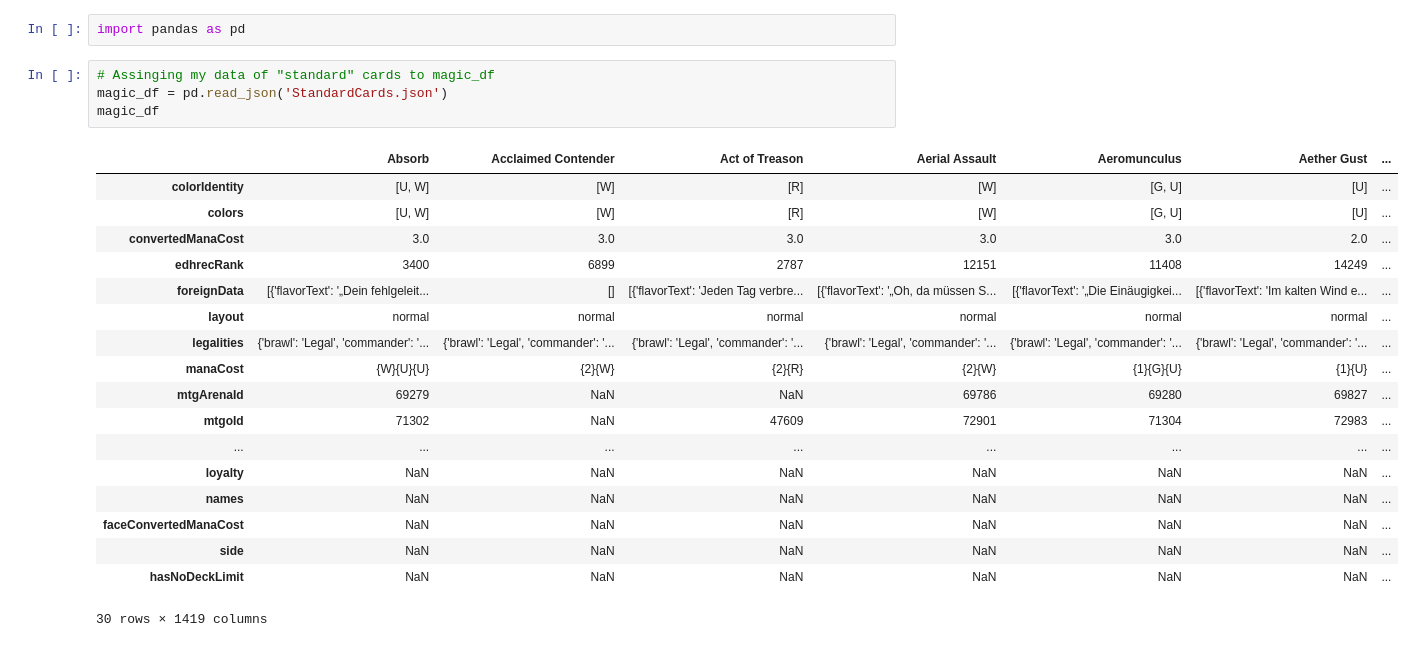
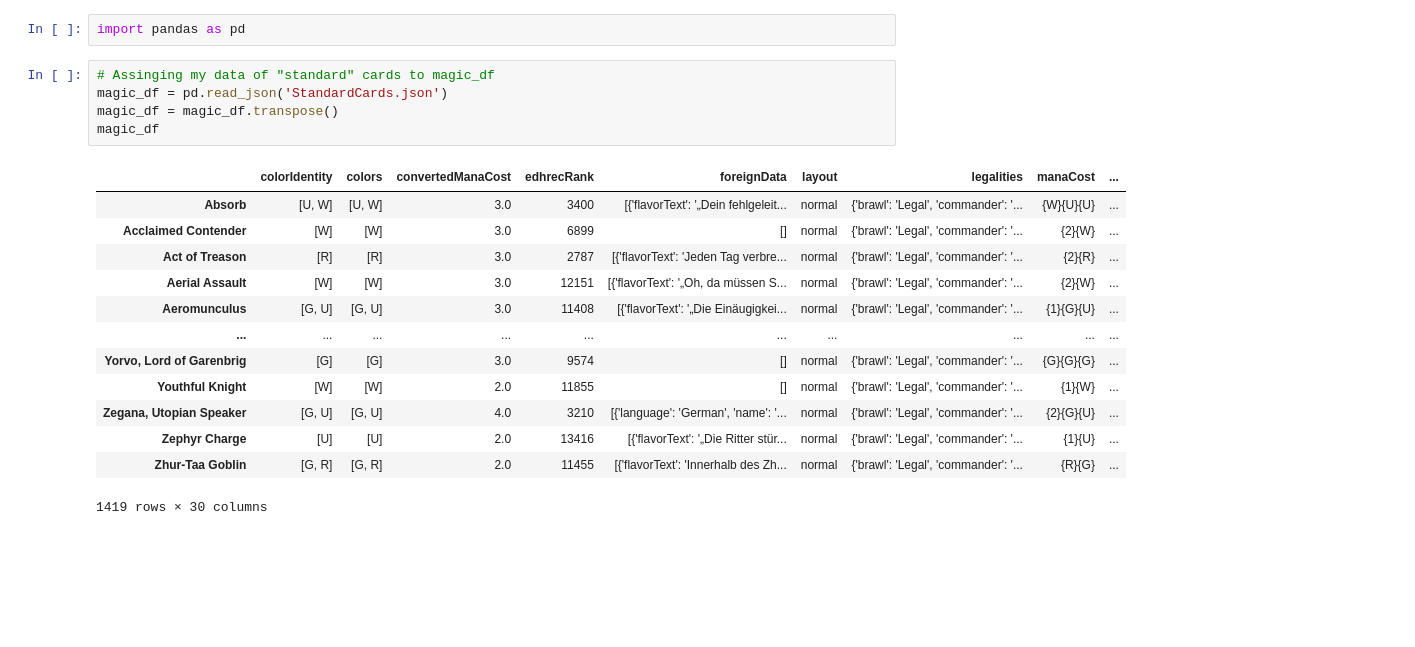
Before and after one commit to HSU-S21-CS232/P02-mc683, a Jupyter notebook: Untitled.ipynb, the cells around one changed output. Cells and saved outputs as stored; diff of their text form; blank space fills up the shorter version.

Commit message:
Rotated rows and colums and identified creatures.

```diff
--- a/Untitled.ipynb
+++ b/Untitled.ipynb
@@ -5,23 +5,19 @@ import pandas as pd
 # %%
 # Assinging my data of "standard" cards to magic_df
 magic_df = pd.read_json('StandardCards.json')
+magic_df = magic_df.transpose()
 magic_df
 # %% [output]
-|  | Absorb | Acclaimed Contender | Act of Treason | Aerial Assault | Aeromunculus | Aether Gust | ... |
-| colorIdentity | [U, W] | [W] | [R] | [W] | [G, U] | [U] | ... |
-| colors | [U, W] | [W] | [R] | [W] | [G, U] | [U] | ... |
-| convertedManaCost | 3.0 | 3.0 | 3.0 | 3.0 | 3.0 | 2.0 | ... |
-| edhrecRank | 3400 | 6899 | 2787 | 12151 | 11408 | 14249 | ... |
-| foreignData | [{'flavorText': '„Dein fehlgeleit... | [] | [{'flavorText': 'Jeden Tag verbre... | [{'flavorText': '„Oh, da müssen S... | [{'flavorText': '„Die Einäugigkei... | [{'flavorText': 'Im kalten Wind e... | ... |
-| layout | normal | normal | normal | normal | normal | normal | ... |
-| legalities | {'brawl': 'Legal', 'commander': '... | {'brawl': 'Legal', 'commander': '... | {'brawl': 'Legal', 'commander': '... | {'brawl': 'Legal', 'commander': '... | {'brawl': 'Legal', 'commander': '... | {'brawl': 'Legal', 'commander': '... | ... |
-| manaCost | {W}{U}{U} | {2}{W} | {2}{R} | {2}{W} | {1}{G}{U} | {1}{U} | ... |
-| mtgArenaId | 69279 | NaN | NaN | 69786 | 69280 | 69827 | ... |
-| mtgoId | 71302 | NaN | 47609 | 72901 | 71304 | 72983 | ... |
-| ... | ... | ... | ... | ... | ... | ... | ... |
-| loyalty | NaN | NaN | NaN | NaN | NaN | NaN | ... |
-| names | NaN | NaN | NaN | NaN | NaN | NaN | ... |
-| faceConvertedManaCost | NaN | NaN | NaN | NaN | NaN | NaN | ... |
-| side | NaN | NaN | NaN | NaN | NaN | NaN | ... |
-| hasNoDeckLimit | NaN | NaN | NaN | NaN | NaN | NaN | ... |
+|  | colorIdentity | colors | convertedManaCost | edhrecRank | foreignData | layout | legalities | manaCost | ... |
+| Absorb | [U, W] | [U, W] | 3.0 | 3400 | [{'flavorText': '„Dein fehlgeleit... | normal | {'brawl': 'Legal', 'commander': '... | {W}{U}{U} | ... |
+| Acclaimed Contender | [W] | [W] | 3.0 | 6899 | [] | normal | {'brawl': 'Legal', 'commander': '... | {2}{W} | ... |
+| Act of Treason | [R] | [R] | 3.0 | 2787 | [{'flavorText': 'Jeden Tag verbre... | normal | {'brawl': 'Legal', 'commander': '... | {2}{R} | ... |
+| Aerial Assault | [W] | [W] | 3.0 | 12151 | [{'flavorText': '„Oh, da müssen S... | normal | {'brawl': 'Legal', 'commander': '... | {2}{W} | ... |
+| Aeromunculus | [G, U] | [G, U] | 3.0 | 11408 | [{'flavorText': '„Die Einäugigkei... | normal | {'brawl': 'Legal', 'commander': '... | {1}{G}{U} | ... |
+| ... | ... | ... | ... | ... | ... | ... | ... | ... | ... |
+| Yorvo, Lord of Garenbrig | [G] | [G] | 3.0 | 9574 | [] | normal | {'brawl': 'Legal', 'commander': '... | {G}{G}{G} | ... |
+| Youthful Knight | [W] | [W] | 2.0 | 11855 | [] | normal | {'brawl': 'Legal', 'commander': '... | {1}{W} | ... |
+| Zegana, Utopian Speaker | [G, U] | [G, U] | 4.0 | 3210 | [{'language': 'German', 'name': '... | normal | {'brawl': 'Legal', 'commander': '... | {2}{G}{U} | ... |
+| Zephyr Charge | [U] | [U] | 2.0 | 13416 | [{'flavorText': '„Die Ritter stür... | normal | {'brawl': 'Legal', 'commander': '... | {1}{U} | ... |
+| Zhur-Taa Goblin | [G, R] | [G, R] | 2.0 | 11455 | [{'flavorText': 'Innerhalb des Zh... | normal | {'brawl': 'Legal', 'commander': '... | {R}{G} | ... |
-30 rows × 1419 columns
+1419 rows × 30 columns
```
Also changed, not shown: parts of 3 cells of this notebook.
